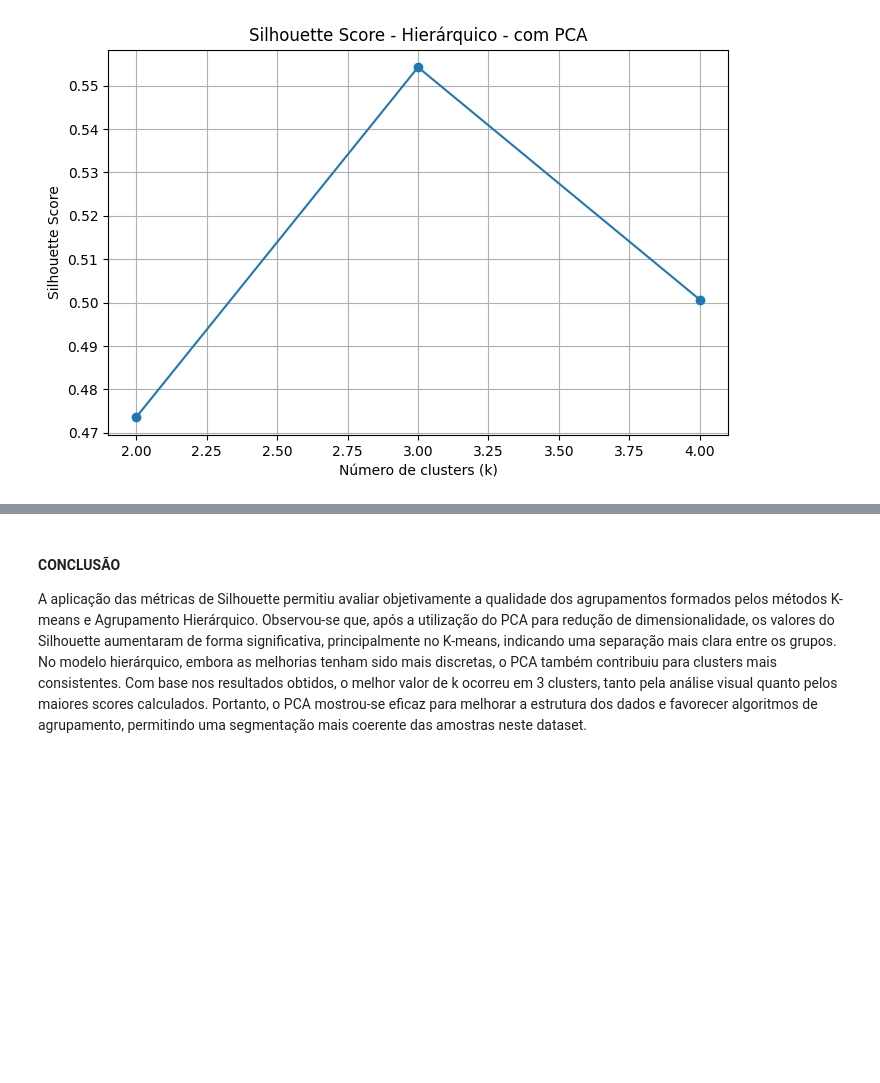
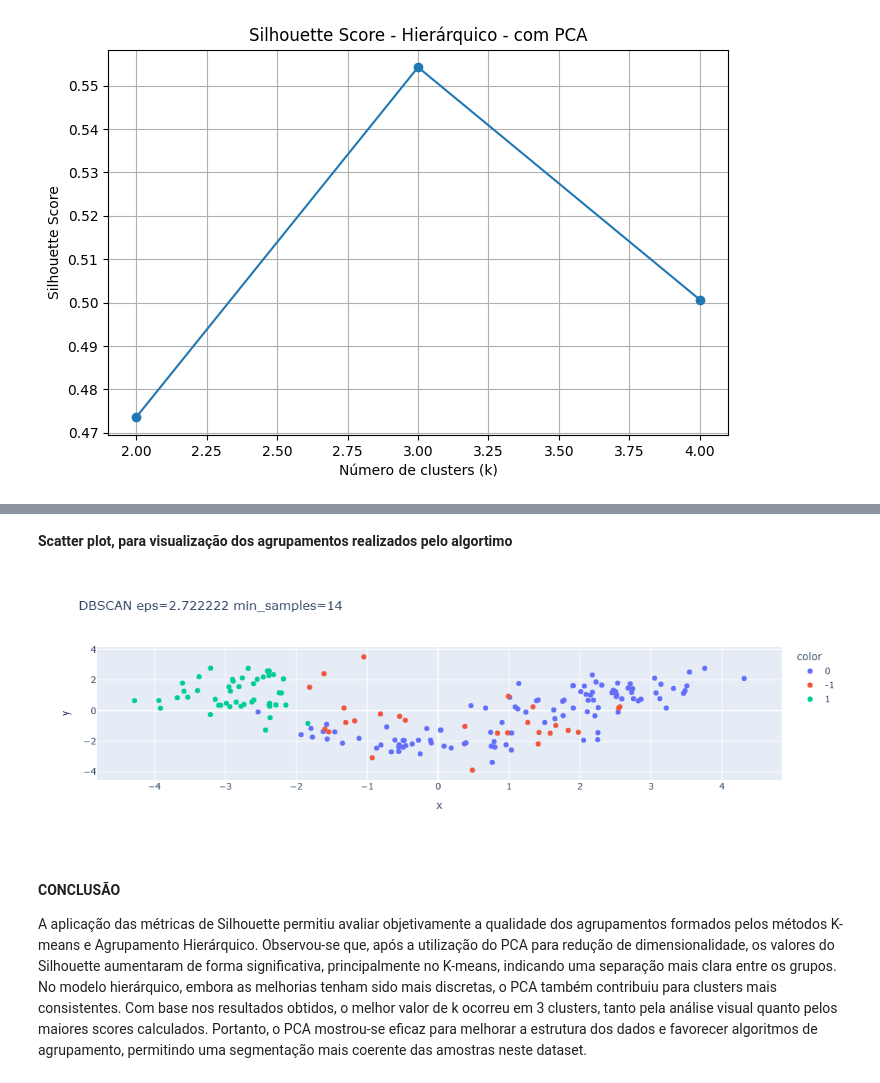
Before and after one commit to Rd-Brito13/Projeto-WineChem, a Jupyter notebook: notebooks/Agrupamento_Vinho.ipynb, the cells around one changed output, grey strips where cells are left out. Cells and saved outputs as stored; diff of their text form; code cells hidden in the pictures; blank space fills up the shorter version.

```diff
--- a/notebooks/Agrupamento_Vinho.ipynb
+++ b/notebooks/Agrupamento_Vinho.ipynb
@@ -677,3 +773,24 @@ plt.show()
+# %% [markdown]
+**Scatter plot, para visualização dos agrupamentos realizados pelo algortimo**
+# %%
+# ESCOLHA UMA COMBINAÇÃO DE eps_best e ms_best, UTILIZANDO O DATAFRAME COMO REFERÊNCIA
+eps_best = 2.722222
+ms_best = 14
+# CRIA O DBSCAN COM AS VARIAVEIS eps_best e ms_best, TREINA O MODELO COM X (DADOS PADRONIZADOS) E OBTÉM AS LABELS
+db = DBSCAN(eps=eps_best, min_samples=ms_best).fit(X)
+labels = db.labels_
+
+# CRIA UM PC COM 2 COMPONENTES SOMENTE UTILIZANDO O x (DADOS PADRONIZADOS)
+pca = PCA(n_components=2)
+X2 = pca.fit_transform(X)
+
+# PLOTA UM SCATTER PLOT COM OS DADOS AGRUPADOS UTILIZANDO PLOTLY (INTERATIVO)
+fig = px.scatter(x=X2[:,0], y=X2[:,1], color=labels.astype(str),
+                 title=f"DBSCAN eps={eps_best} min_samples={ms_best}")
+fig.update_traces(marker=dict(size=7))
+fig.show()
+# %% [output]
+[figure, added]
 # %% [markdown]
 #### **CONCLUSÃO**
 A aplicação das métricas de Silhouette permitiu avaliar objetivamente a qualidade dos agrupamentos formados pelos métodos K-means e Agrupamento Hierárquico. Observou-se que, após a utilização do PCA para redução de dimensionalidade, os valores do Silhouette aumentaram de forma significativa, principalmente no K-means, indicando uma separação mais clara entre os grupos. No modelo hierárquico, embora as melhorias tenham sido mais discretas, o PCA também contribuiu para clusters mais consistentes. Com base nos resultados obtidos, o melhor valor de k ocorreu em 3 clusters, tanto pela análise visual quanto pelos maiores scores calculados. Portanto, o PCA mostrou-se eficaz para melhorar a estrutura dos dados e favorecer algoritmos de agrupamento, permitindo uma segmentação mais coerente das amostras neste dataset.
```
Also changed, not shown: parts of 23 cells of this notebook.
